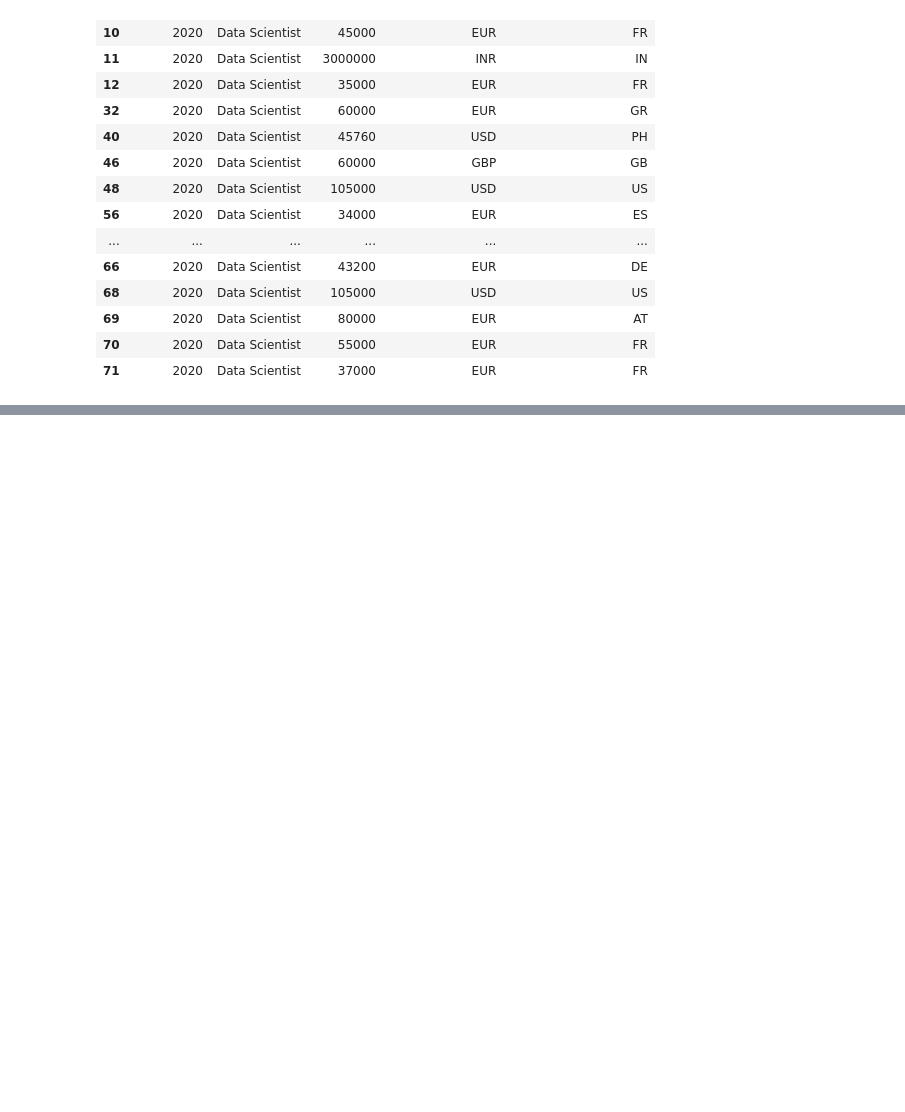
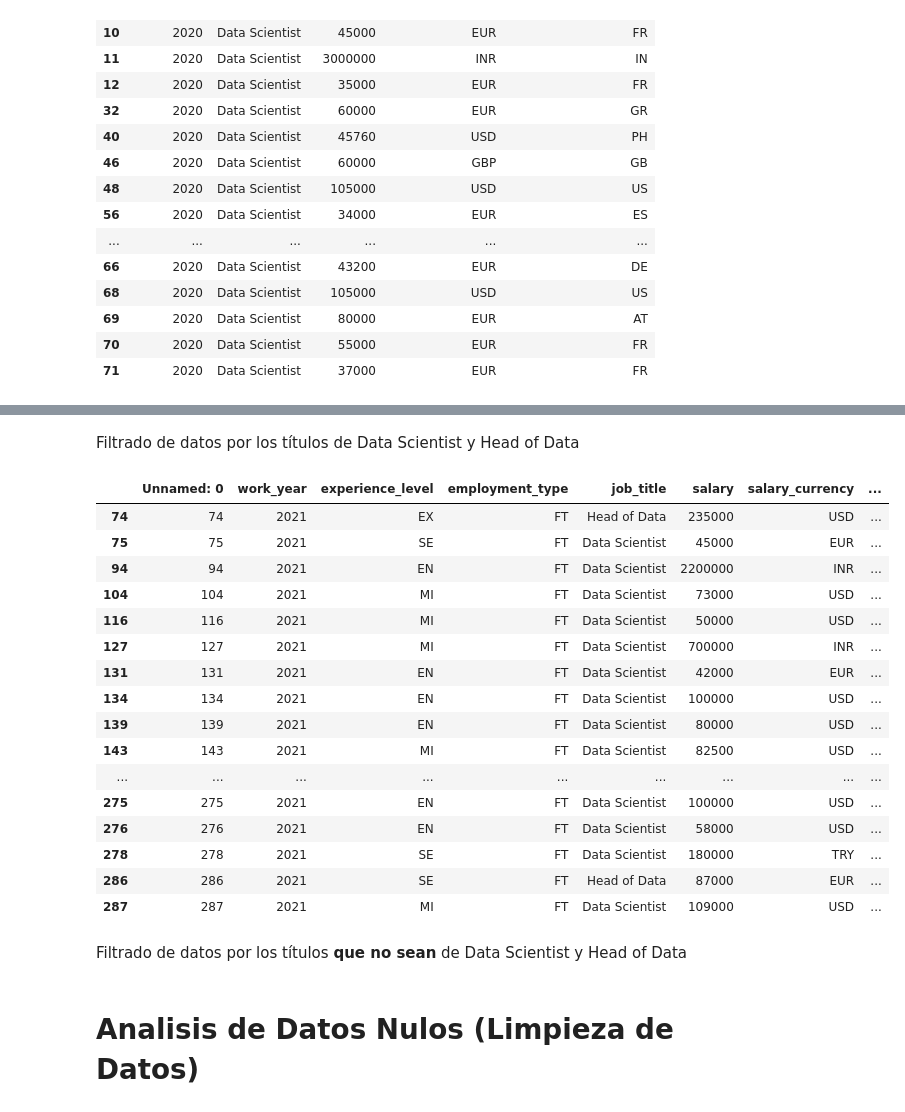
Before and after one commit to iamchapita/Inteligencia-Artificial, a Jupyter notebook: Unidad I/Ejercicios/001/Untitled.ipynb, the cells around one changed output, grey strips where cells are left out. Cells and saved outputs as stored; diff of their text form; code cells hidden in the pictures; blank space fills up the shorter version.

```diff
--- a/Unidad I/Ejercicios/001/Untitled.ipynb
+++ b/Unidad I/Ejercicios/001/Untitled.ipynb
@@ -109,0 +164,24 @@ data.loc[(data['job_title'] == 'Data Scientist') & (data['work_year'] == 2020),
+# %% [markdown]
+Filtrado de datos por los títulos de Data Scientist y Head of Data
+# %%
+data.loc[ (data['work_year'] == 2021 ) & (data['job_title'].isin(['Data Scientist', 'Head of Data'])), : ]
+# %% [output]
+|  | Unnamed: 0 | work_year | experience_level | employment_type | job_title | salary | salary_currency | ... |
+| 74 | 74 | 2021 | EX | FT | Head of Data | 235000 | USD | ... |
+| 75 | 75 | 2021 | SE | FT | Data Scientist | 45000 | EUR | ... |
+| 94 | 94 | 2021 | EN | FT | Data Scientist | 2200000 | INR | ... |
+| 104 | 104 | 2021 | MI | FT | Data Scientist | 73000 | USD | ... |
+| 116 | 116 | 2021 | MI | FT | Data Scientist | 50000 | USD | ... |
+| 127 | 127 | 2021 | MI | FT | Data Scientist | 700000 | INR | ... |
+| 131 | 131 | 2021 | EN | FT | Data Scientist | 42000 | EUR | ... |
+| 134 | 134 | 2021 | EN | FT | Data Scientist | 100000 | USD | ... |
+| 139 | 139 | 2021 | EN | FT | Data Scientist | 80000 | USD | ... |
+| 143 | 143 | 2021 | MI | FT | Data Scientist | 82500 | USD | ... |
+| ... | ... | ... | ... | ... | ... | ... | ... | ... |
+| 275 | 275 | 2021 | EN | FT | Data Scientist | 100000 | USD | ... |
+| 276 | 276 | 2021 | EN | FT | Data Scientist | 58000 | USD | ... |
+| 278 | 278 | 2021 | SE | FT | Data Scientist | 180000 | TRY | ... |
+| 286 | 286 | 2021 | SE | FT | Head of Data | 87000 | EUR | ... |
+| 287 | 287 | 2021 | MI | FT | Data Scientist | 109000 | USD | ... |
+# %% [markdown]
+Filtrado de datos por los títulos **que no sean** de Data Scientist y Head of Data
@@ -109,0 +193,2 @@ data.loc[(data['job_title'] == 'Data Scientist') & (data['work_year'] == 2020),
+# %% [markdown]
+# Analisis de Datos Nulos (Limpieza de Datos)
```
Also changed, not shown: parts of 27 cells of this notebook, 1 other file.
